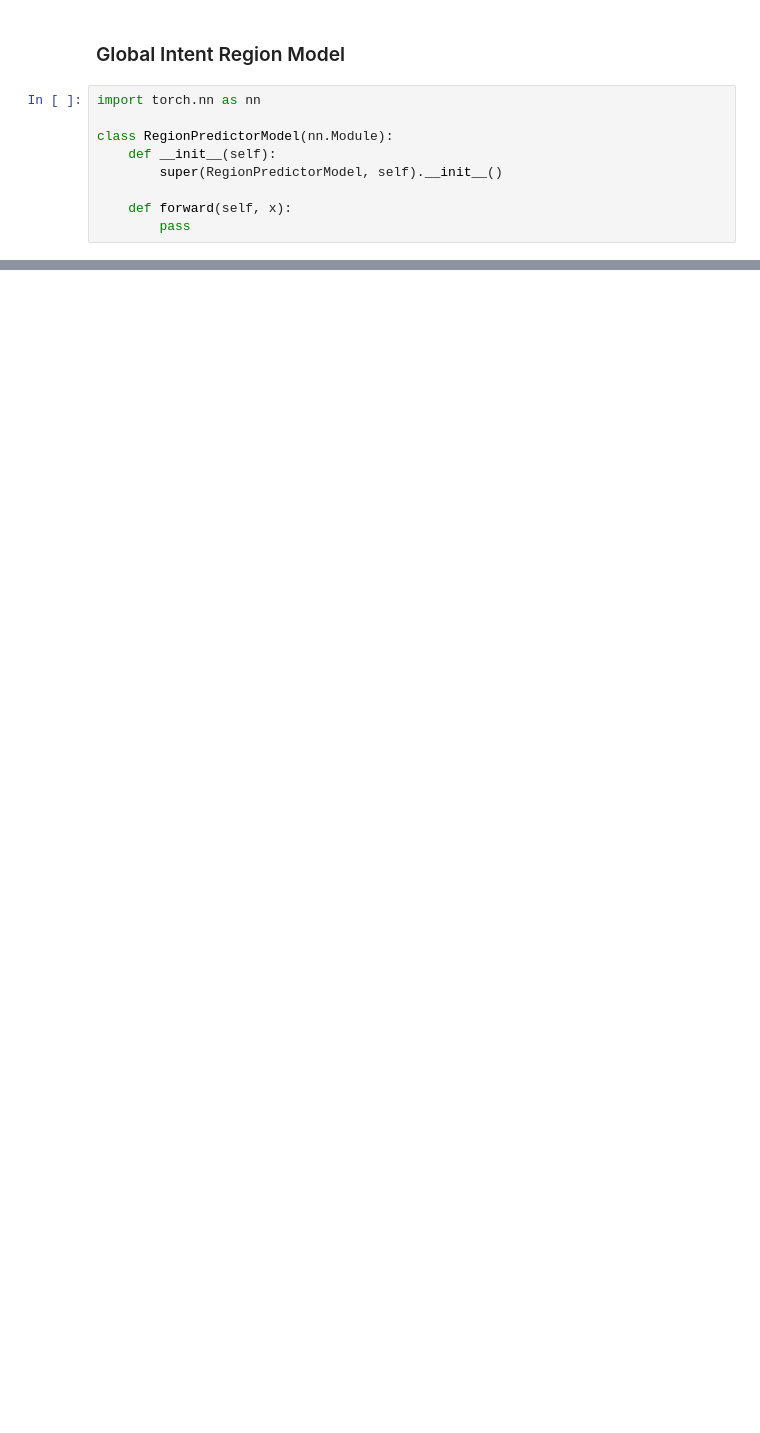
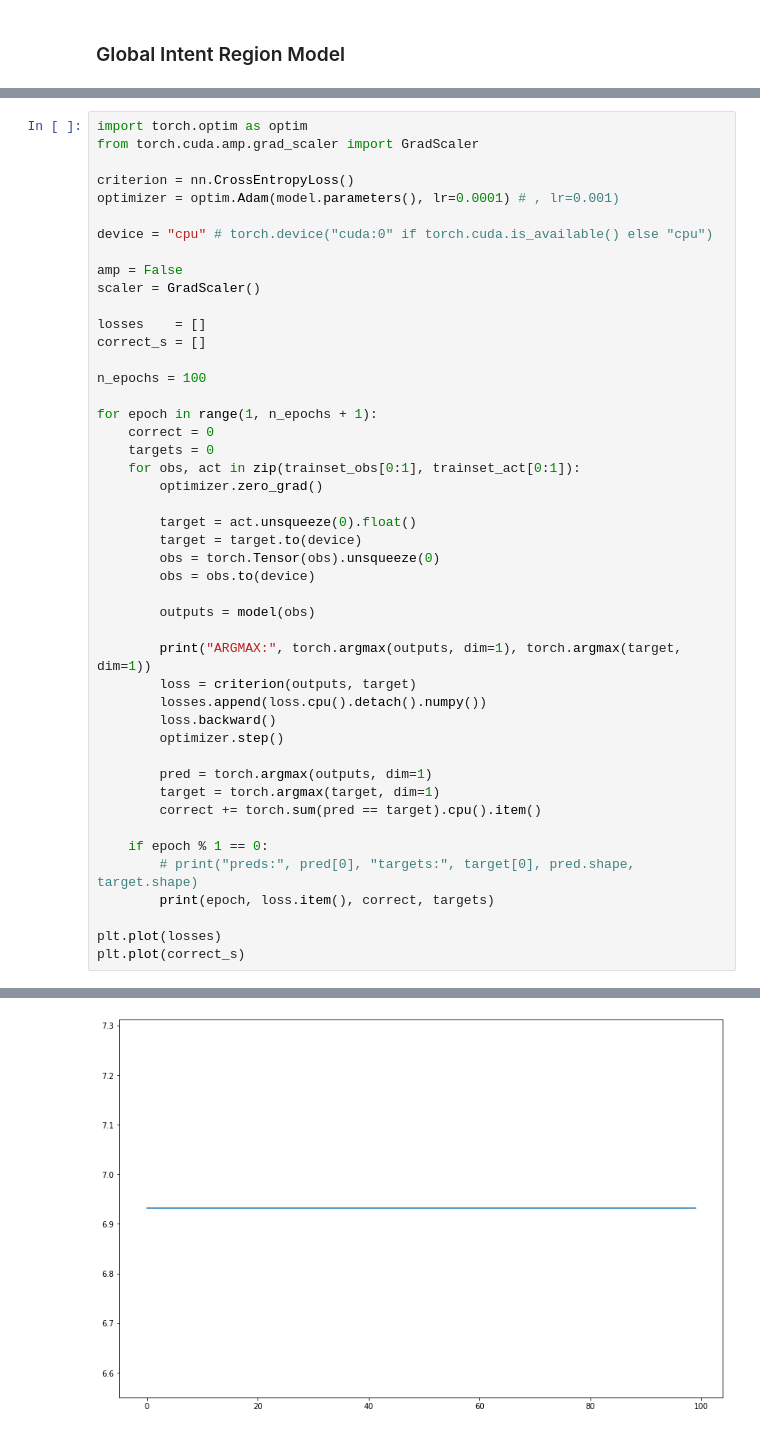
Before and after one commit to MiscellaneousStuff/tlol-ml, a Jupyter notebook: main.ipynb, the cells around one changed output, grey strips where cells are left out. Saved outputs shown, nothing was run; the diff lists cells and outputs as text; blank space fills up the shorter version.

```diff
--- a/main.ipynb
+++ b/main.ipynb
@@ -404,11 +433,2 @@ for i in range(10): # len(dataset))
 # %% [markdown]
 ### Global Intent Region Model
-# %%
-import torch.nn as nn
-
-class RegionPredictorModel(nn.Module):
-    def __init__(self):
-        super(RegionPredictorModel, self).__init__()
-
-    def forward(self, x):
-        pass
@@ -414,0 +465,47 @@ class RegionPredictorModel(nn.Module):
+# %%
+import torch.optim as optim
+from torch.cuda.amp.grad_scaler import GradScaler
+
+criterion = nn.CrossEntropyLoss()
+optimizer = optim.Adam(model.parameters(), lr=0.0001) # , lr=0.001)
+
+device = "cpu" # torch.device("cuda:0" if torch.cuda.is_available() else "cpu")
+
+amp = False
+scaler = GradScaler()
+
+losses    = []
+correct_s = []
+
+n_epochs = 100
+
+for epoch in range(1, n_epochs + 1):
+    correct = 0
+    targets = 0
+    for obs, act in zip(trainset_obs[0:1], trainset_act[0:1]):
+        optimizer.zero_grad()
+
+        target = act.unsqueeze(0).float()
+        target = target.to(device)
+        obs = torch.Tensor(obs).unsqueeze(0)
+        obs = obs.to(device)
+
+        outputs = model(obs)
+
+        print("ARGMAX:", torch.argmax(outputs, dim=1), torch.argmax(target, dim=1))
+        loss = criterion(outputs, target)
+        losses.append(loss.cpu().detach().numpy())
+        loss.backward()
+        optimizer.step()
+
+        pred = torch.argmax(outputs, dim=1)
+        target = torch.argmax(target, dim=1)
+        correct += torch.sum(pred == target).cpu().item()
+
+    if epoch % 1 == 0:
+        # print("preds:", pred[0], "targets:", target[0], pred.shape, target.shape)
+        print(epoch, loss.item(), correct, targets)
+
+plt.plot(losses)
+plt.plot(correct_s)
+# %% [output]
@@ -414,0 +530 @@ class RegionPredictorModel(nn.Module):
+[figure, added]
```
Also changed, not shown: parts of 6 cells of this notebook, 2 other files.
